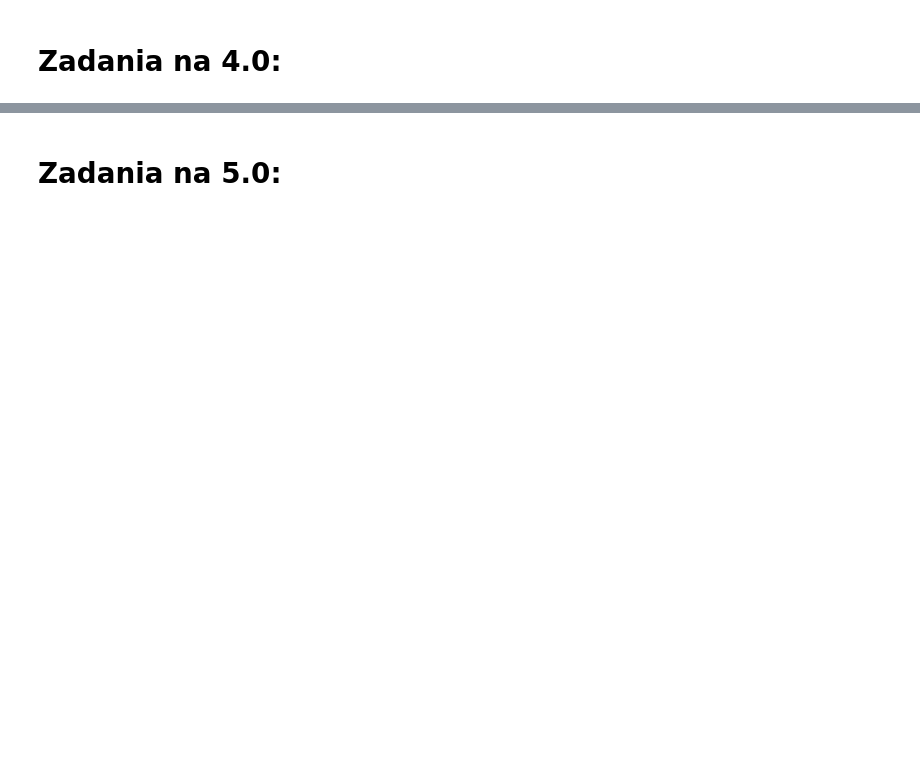
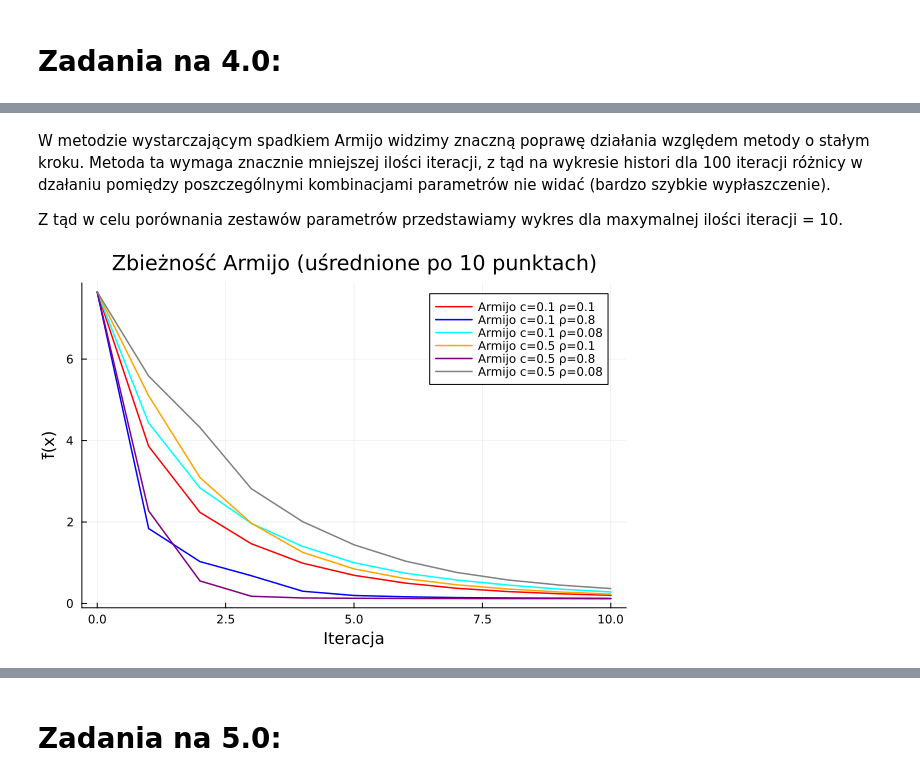
Before and after one commit to esarna/metody-i-algorytmy-optymalizacji, a Jupyter notebook: zad1.ipynb, the cells around one changed output, grey strips where cells are left out. Saved outputs shown, nothing was run; the diff lists cells and outputs as text; code cells hidden in the pictures; blank space fills up the shorter version.

```diff
--- a/zad1.ipynb
+++ b/zad1.ipynb
@@ -301,0 +310,30 @@ display(p3)
+# %% [markdown]
+W metodzie wystarczającym spadkiem Armijo widzimy znaczną poprawę działania względem metody o stałym kroku. Metoda ta wymaga znacznie mniejszej ilości iteracji, z tąd na wykresie histori dla 100 iteracji różnicy w dzałaniu pomiędzy poszczególnymi kombinacjami parametrów nie widać (bardzo szybkie wypłaszczenie).
+
+Z tąd w celu porównania zestawów parametrów przedstawiamy wykres dla maxymalnej ilości iteracji = 10.
+# %%
+MAXITER = 10
+
+armijo_configs = [
+    (c=0.1,  rho=0.1,  label="Armijo c=0.1 ρ=0.1", color=:red),
+    (c=0.1,  rho=0.8,  label="Armijo c=0.1 ρ=0.8", color=:blue),
+    (c=0.1, rho=0.08,  label="Armijo c=0.1 ρ=0.08", color=:cyan),
+    (c=0.5, rho=0.1,  label="Armijo c=0.5 ρ=0.1", color=:orange),
+    (c=0.5, rho=0.8,  label="Armijo c=0.5 ρ=0.8", color=:purple),
+    (c=0.5,  rho=0.08,  label="Armijo c=0.5 ρ=0.08", color=:gray),
+]
+
+p4 = plot(title="Zbieżność Armijo (uśrednione po 10 punktach)",
+        xlabel="Iteracja", ylabel="f̄(x)", legend=:topright)
+
+for cfg in armijo_configs
+    arm_histories = [optimize_armijo_with_history(f, grad_f!, x0;
+                         maxiter=MAXITER, c=cfg.c, rho=cfg.rho) |> last
+                     for x0 in starting_points]
+    arm_mean = mean_history(arm_histories)
+    plot!(p4, 0:MAXITER, arm_mean, label=cfg.label, linewidth=1.5, color=cfg.color)
+end
+
+display(p4)
+# %% [output]
+[figure, added]
```
Also changed, not shown: parts of 10 cells of this notebook, 1 other file.
